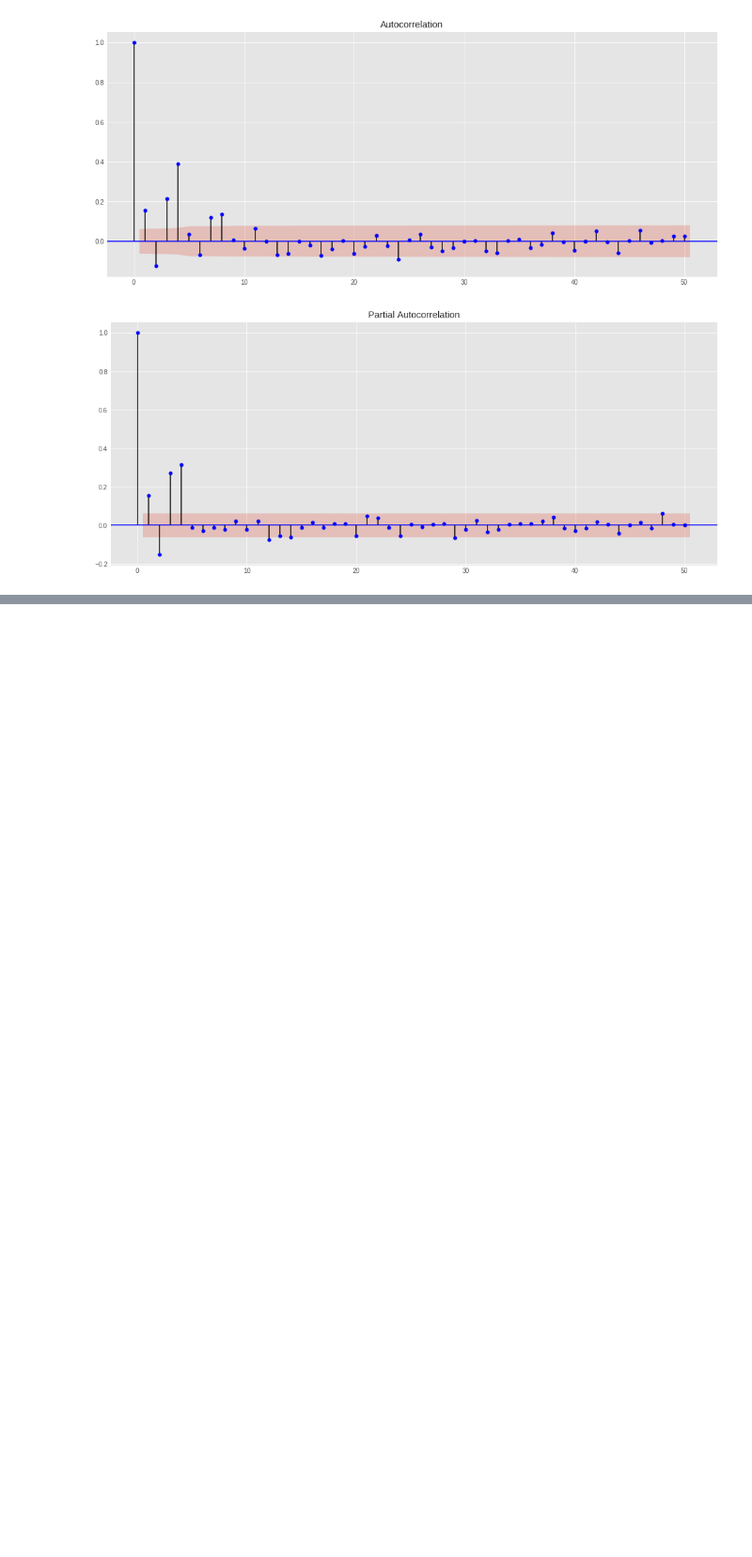
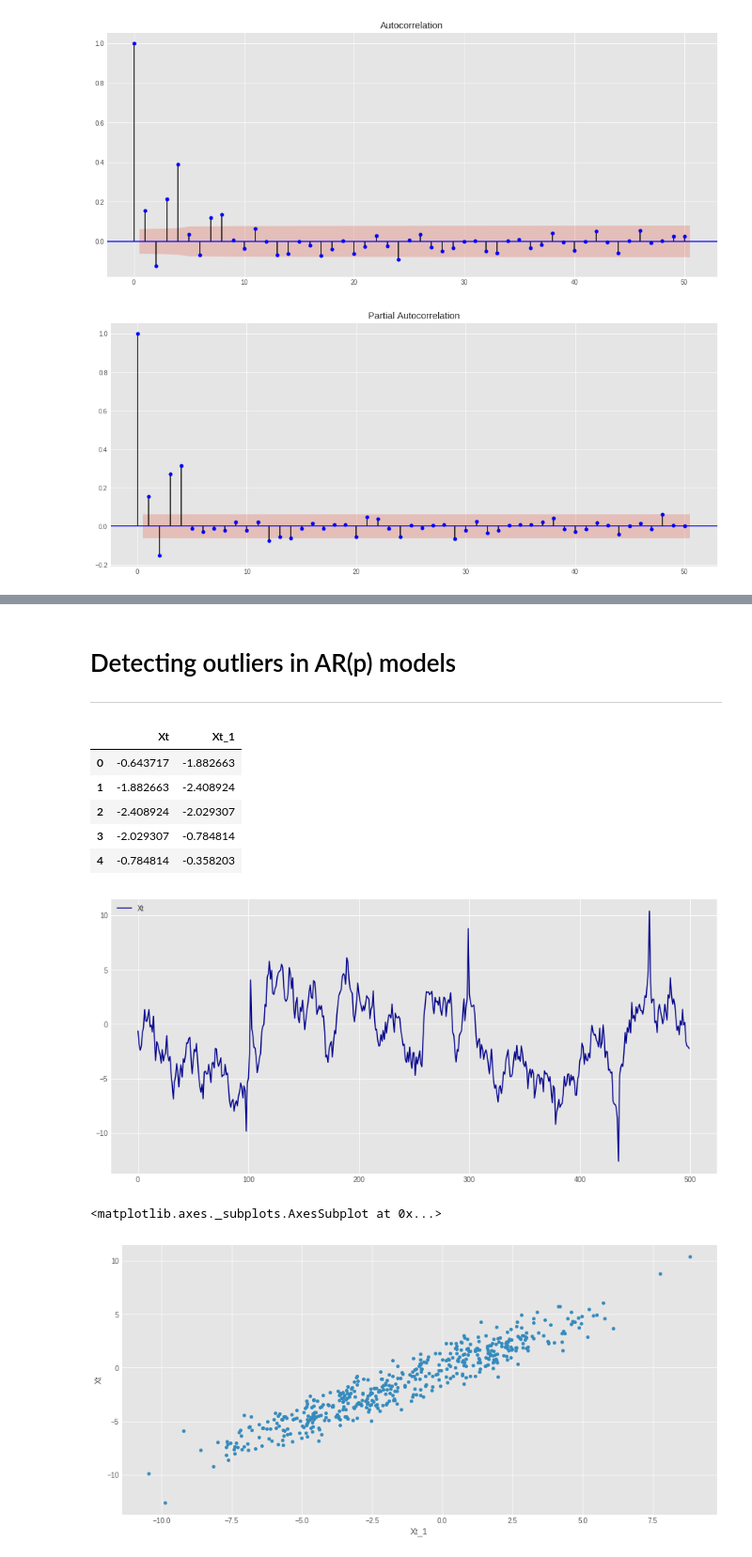
Before and after one commit to ErickEduardoAH/TimeSeriesAnalysis, a Jupyter notebook: 1.3 Time Series Stationary Models - Autoregresive Time Series.ipynb, the cells around one changed output, grey strips where cells are left out. Shown at 94% size. Drawn from its saved outputs; the diff is of its cells as text; code cells hidden in the pictures; blank space fills up the shorter version.

```diff
--- a/1.3 Time Series Stationary Models - Autoregresive Time Series.ipynb
+++ b/1.3 Time Series Stationary Models - Autoregresive Time Series.ipynb
@@ -1190,3 +1191,7 @@ Roots
 | AR.3 | -0.0797 | +1.2368j | 1.2394 | 0.2602 |
 | AR.4 | -1.7019 | -0.0000j | 1.7019 | -0.5000 |
 [figure]
+# %% [markdown]
+# Detecting outliers in AR(p) models
+
+___
@@ -1192,0 +1241,31 @@ Roots
+# %%
+from statsmodels.graphics.tsaplots import plot_acf, plot_pacf
+from statsmodels.tsa.stattools import acf, pacf
+
+ar = np.array([0.98])
+n = 500
+lags=50
+np.random.seed(5000)
+
+Xt = sm.tsa.arma_generate_sample(np.r_[1, -ar],np.r_[1, np.array([0, 0])],n,1)
+time_series_df = pd.DataFrame(Xt)
+time_series_df.columns= ['Xt']
+time_series_df['Xt_1'] = time_series_df['Xt'].shift(-1)
+time_series_df.loc[98] = time_series_df.loc[98]-5
+time_series_df.loc[102] = time_series_df.loc[102]+5
+time_series_df.loc[299] = time_series_df.loc[299]+5
+time_series_df.loc[435] = time_series_df.loc[435]-5
+time_series_df.loc[463] = time_series_df.loc[463]+5
+display(time_series_df[:5])
+plotTimeSeries(time_series_df[['Xt']])
+time_series_df.plot.scatter(x='Xt_1',y='Xt',figsize=(15,7))
+# %% [output]
+|  | Xt | Xt_1 |
+| 0 | -0.643717 | -1.882663 |
+| 1 | -1.882663 | -2.408924 |
+| 2 | -2.408924 | -2.029307 |
+| 3 | -2.029307 | -0.784814 |
+| 4 | -0.784814 | -0.358203 |
+[figure, added]
+<matplotlib.axes._subplots.AxesSubplot at 0x...>
+[figure, added]
```
Also changed, not shown: parts of 19 cells of this notebook.
